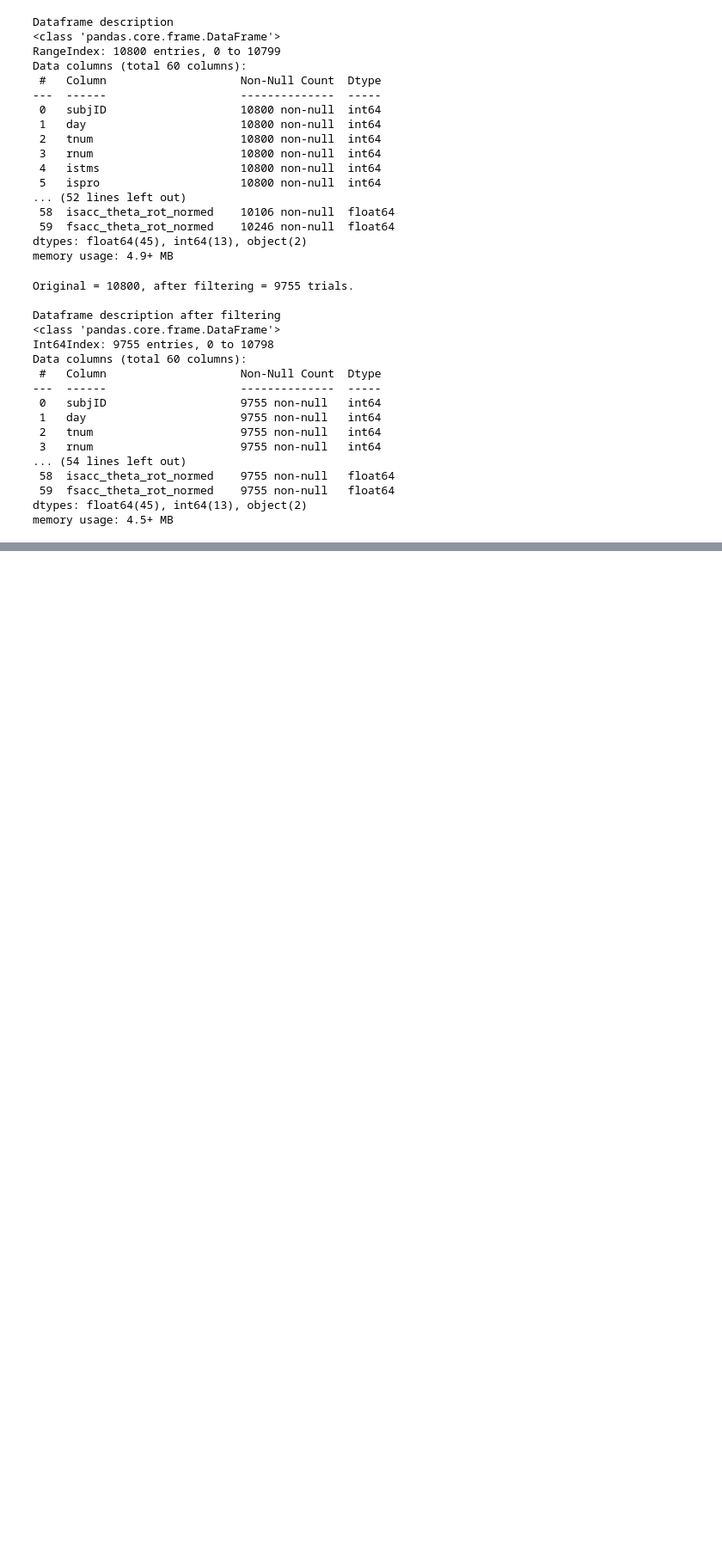
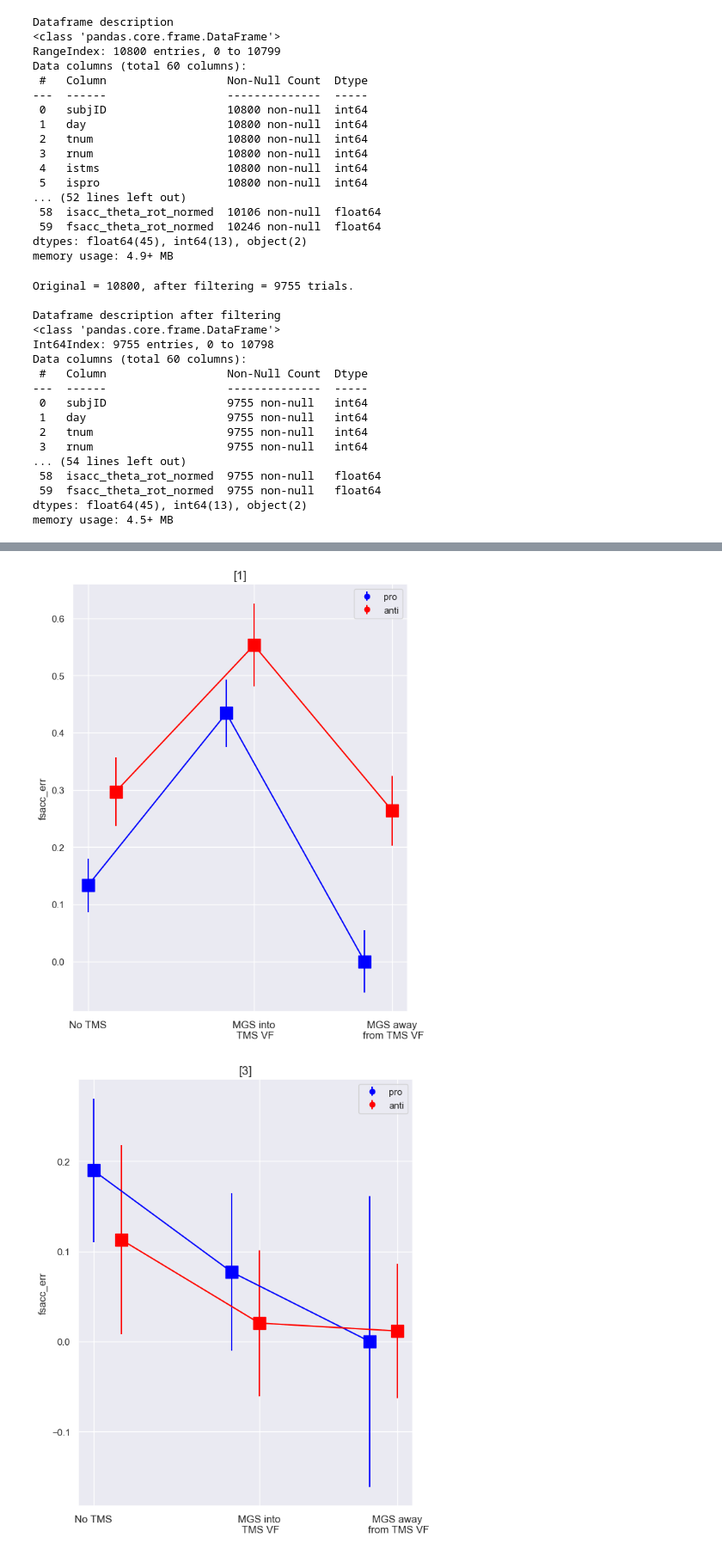
Before and after one commit to mindemory/mgs_stimul, a Jupyter notebook: mgsAnalysis/analysisEye/main.ipynb, the cells around one changed output, grey strips where cells are left out. Shown at 86% size. Saved outputs shown, nothing was run; the diff lists cells and outputs as text; code cells hidden in the pictures; blank space fills up the shorter version.

```diff
--- a/mgsAnalysis/analysisEye/main.ipynb
+++ b/mgsAnalysis/analysisEye/main.ipynb
@@ -164,16 +161,19 @@ table_summary_hh
 # %%
 #subject_wise_error_plot(df_filtered, 'fsacc_theta_err')
 #subject_wise_error_plot(df_filtered, 'corrected_theta_err')
 #subject_wise_error_plot(df_filtered, 'isacc_radius_err')
 #subject_wise_error_plot(df_filtered, 'fsacc_radius_err')
 
 #subject_wise_error_plot(df_filtered, 'corrected_radius_err')
 subjIDs = df_filtered['subjID'].unique()
 #df_filtered['fsacc_theta_err'] = df_filtered['fsacc_theta_err'].abs()
 for ii in range(len(subjIDs)):
-    subject_wise_error_plot(df_filtered[df_filtered['subjID'] == subjIDs[ii]], 'fsacc_err')
+    subject_wise_error_plot(df_filtered[df_filtered['subjID'] == subjIDs[ii]], 'fsacc_err', True)
     #subject_wise_error_plot(df_filtered[df_filtered['subjID'] == subjIDs[ii]], 'fsacc_err')
 #df_filtered['fsacc_theta_err'] = np.abs(df_filtered['fsacc_theta_err'])
-subject_wise_error_plot(df_filtered, 'fsacc_err')
+subject_wise_error_plot(df_filtered, 'fsacc_err', True)
 #subject_wise_error_plot(df_filtered, 'isacc_peakvel')
 #subject_wise_error_plot(df_filtered, 'fsacc_peakvel')
+# %% [output]
+[figure, added]
+[figure, added]
```
Also changed, not shown: parts of 15 cells of this notebook, 6 other files.
